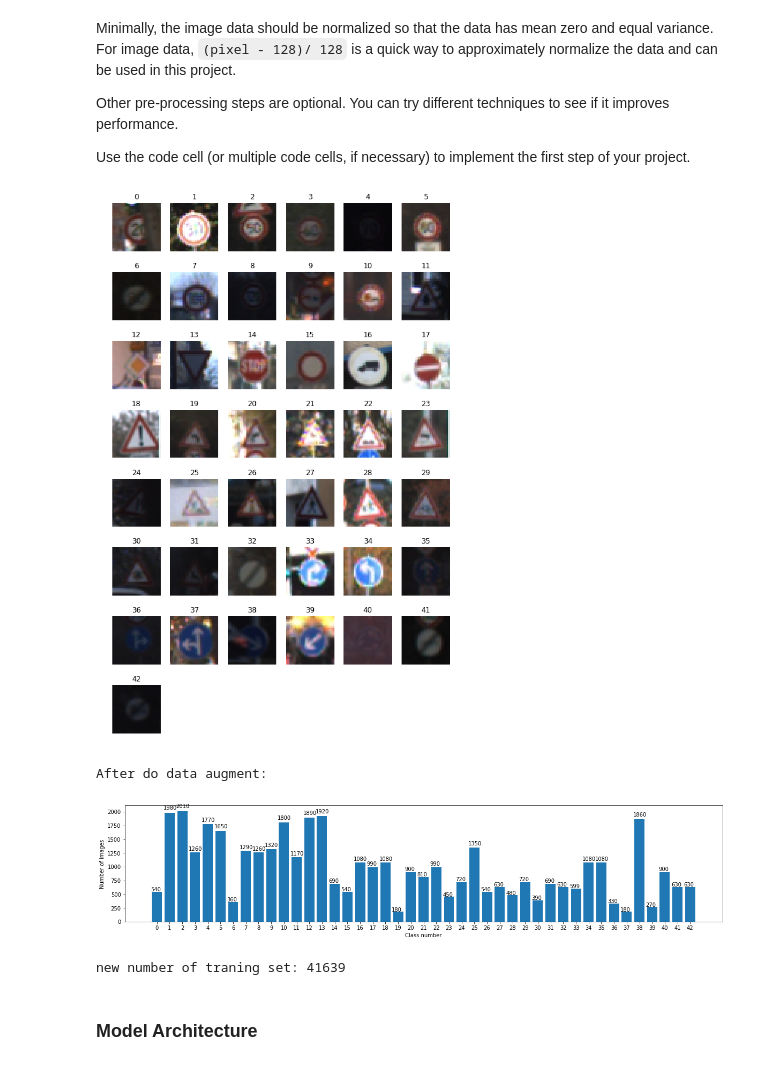
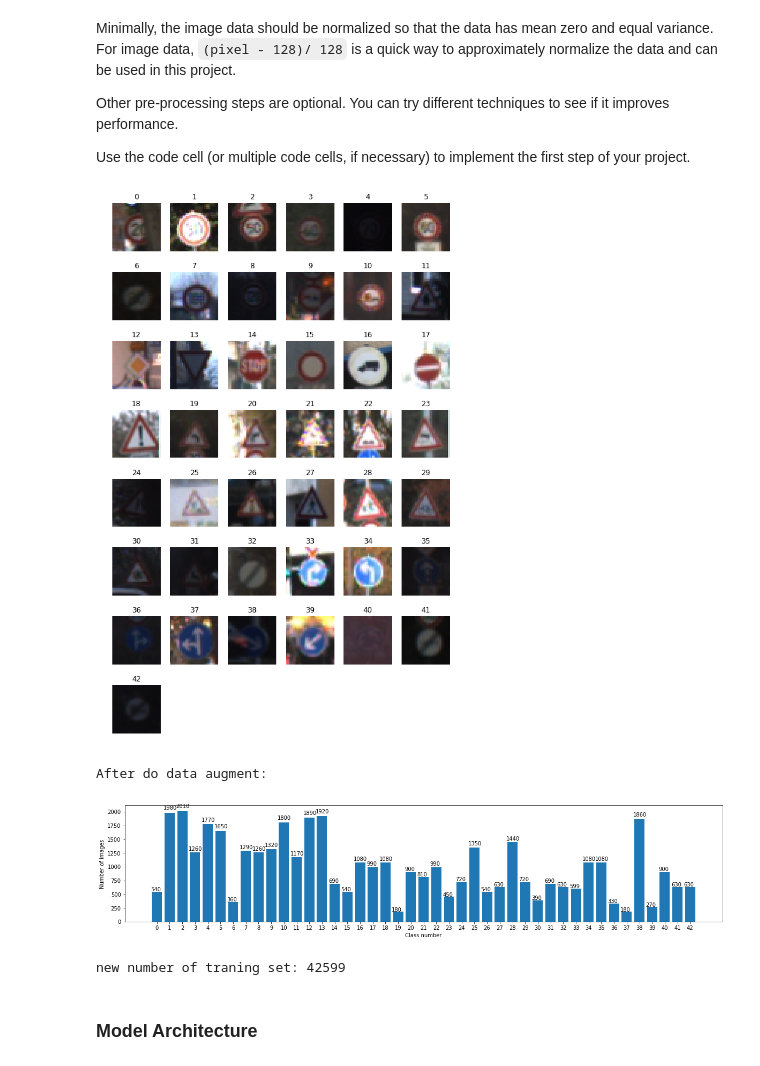
Before and after one commit to smhuang426/Traffic_Sign_Classifier, a Jupyter notebook: Traffic_Sign_Classifier.ipynb, the cells around one changed output. Drawn from its saved outputs; the diff is of its cells as text; code cells hidden in the pictures.

```diff
--- a/Traffic_Sign_Classifier.ipynb
+++ b/Traffic_Sign_Classifier.ipynb
@@ -225,7 +225,8 @@ for idx in range(len(X_train)):
         y_train[idx] == 29 or y_train[idx] == 32 or \
         y_train[idx] == 34 or y_train[idx] == 40 or \
         y_train[idx] == 41 or y_train[idx] == 42 or \
-        y_train[idx] == 16 or y_train[idx] == 22 :
+        y_train[idx] == 16 or y_train[idx] == 22 or \
+        y_train[idx] == 28 :
 
         X_trainSet.append( scale_img(X_train[idx]) / 256 )   # Deivide 256 because it's normalization
         X_trainSet.append( rotate_img(X_train[idx]) / 256 )  # Deivide 256 because it's normalization
@@ -235,35 +236,35 @@ for idx in range(len(X_train)):
 ### I did sharpened and histogram equalization for all of data, but it's not obvious improvment.
 #for m in range(n_train):
 #    X_train[m] = sharpen_img(X_train[m])
 #    X_train[m] = equal_hist(X_train[m])
 #    X_train[m] = scale_img(X_train[m])
 
 #for m in range(n_validation):
 #    X_valid[m] = sharpen_img(X_valid[m])
 #    X_valid[m] = equal_hist(X_valid[m])
 
 #for m in range(n_test):
 #    X_test[m] = sharpen_img(X_test[m])
 #    X_test[m] = equal_hist(X_test[m])
 
 ###Draw first sign from every class
 draw_first_sign( X_valid, y_valid )
 
 print('After do data augment:')
 drawDistrubution(X_trainSet, Y_trainSet)
 
 ### Do normalize with all off data
 #X_trainSet = ( X_trainSet ) / 256
 X_validSet = ( X_valid ) / 256
 X_testSet  = ( X_test ) / 256
 
 n_train = len(X_trainSet)
 print('new number of traning set:',n_train)
 # %% [output]
 [figure]
 After do data augment:
-[figure, old version]
+[figure, new version]
-new number of traning set: 41639
+new number of traning set: 42599
 # %% [markdown]
 ### Model Architecture
 # %%
```
Also changed, not shown: parts of 4 cells of this notebook, 5 other files.
